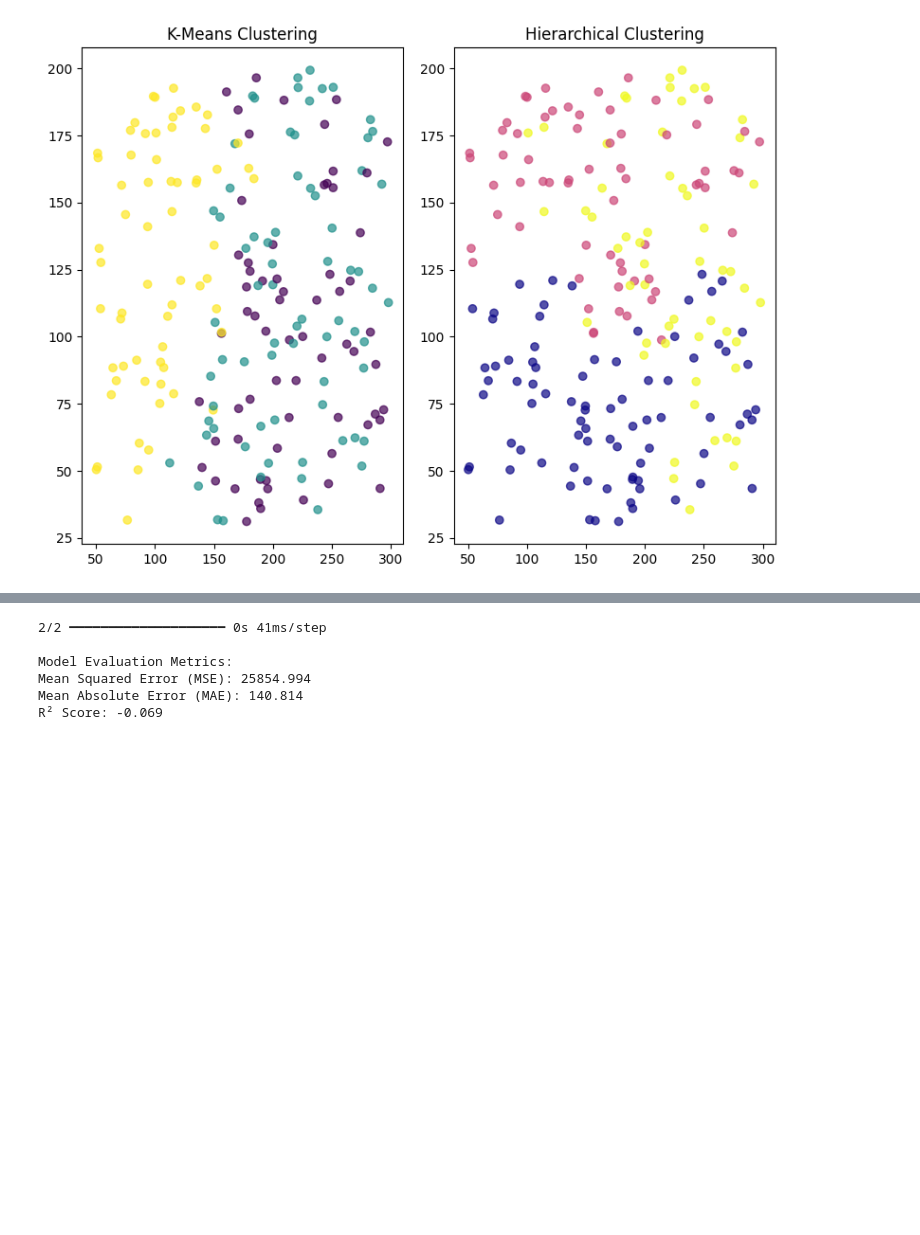
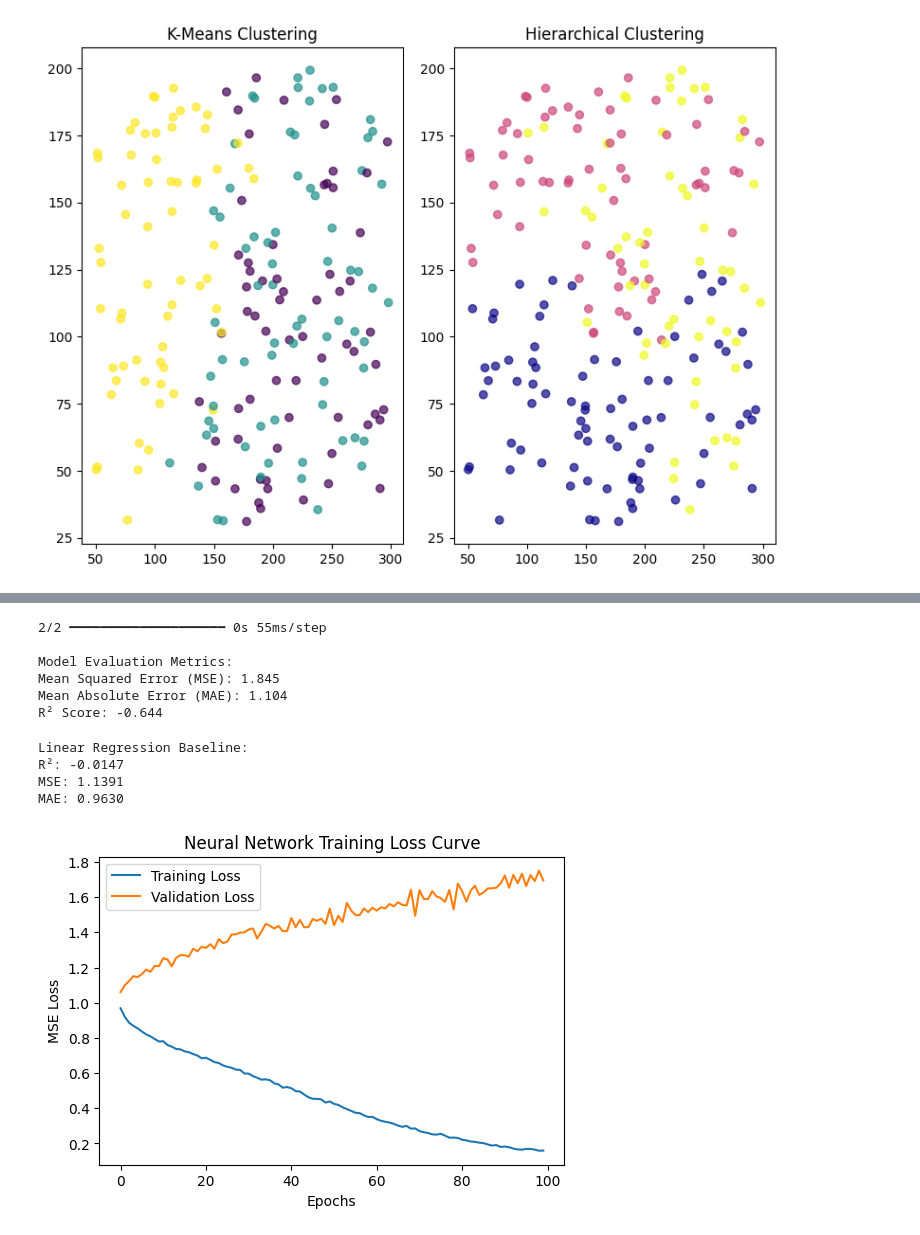
Before and after one commit to Ansh1803/ML, a Jupyter notebook: 6.ipynb, the cells around one changed output, grey strips where cells are left out. Saved outputs shown, nothing was run; the diff lists cells and outputs as text; code cells hidden in the pictures; blank space fills up the shorter version.

```diff
--- a/6.ipynb
+++ b/6.ipynb
@@ -30,10 +57,26 @@ print(df.head)
 # %%
 #normalize
 print(df.columns)
+numeric_cols = df.select_dtypes(include=['number']).columns
+print("Numeric columns:")
+print(numeric_cols)
+
+rawnumber=df[['Year', 'Air_Pollution_Index', 'Water_Pollution_Index',
+       'Soil_Pollution_Index', 'Industrial_Waste (in tons)',
+       'Energy_Rec   overed (in GWh)', 'CO2_Emissions (in MT)',
+       'Renewable_Energy (%)', 'Plastic_Waste_Produced (in tons)',
+       'Energy_Consumption_Per_Capita (in MWh)', 'Population (in millions)',
+       'GDP_Per_Capita (in USD)']]
+
+
+scaler=StandardScaler()
+scalereddata=scaler.fit_transform(rawnumber)
+
 without_scaled=df[["Air_Pollution_Index","Water_Pollution_Index","Soil_Pollution_Index"]]
-scaler=StandardScaler()
 scalered=scaler.fit_transform(without_scaled)
+df[numeric_cols]=scalereddata
 print(scalered)
+print(scalereddata)
 # %% [output]
 Index(['Country', 'Year', 'Air_Pollution_Index', 'Water_Pollution_Index',
        'Soil_Pollution_Index', 'Industrial_Waste (in tons)',
@@ -216,9 +263,39 @@ print(f"Mean Squared Error (MSE): {mse:.3f}")
 print(f"Mean Absolute Error (MAE): {mae:.3f}")
 print(f"R² Score: {r2:.3f}")
 # %% [output]
-2/2 ━━━━━━━━━━━━━━━━━━━━ 0s 41ms/step
+2/2 ━━━━━━━━━━━━━━━━━━━━ 0s 55ms/step
 
 Model Evaluation Metrics:
-Mean Squared Error (MSE): 25854.994
-Mean Absolute Error (MAE): 140.814
-R² Score: -0.069
+Mean Squared Error (MSE): 1.845
+Mean Absolute Error (MAE): 1.104
+R² Score: -0.644
+# %%
+from sklearn.linear_model import LinearRegression
+
+# Linear Regression baseline
+lr = LinearRegression()
+lr.fit(X_train, y_train)
+y_pred_lr = lr.predict(X_test)
+
+print("Linear Regression Baseline:")
+print(f"R²: {r2_score(y_test, y_pred_lr):.4f}")
+print(f"MSE: {mean_squared_error(y_test, y_pred_lr):.4f}")
+print(f"MAE: {mean_absolute_error(y_test, y_pred_lr):.4f}")
+# %% [output]
+Linear Regression Baseline:
+R²: -0.0147
+MSE: 1.1391
+MAE: 0.9630
+# %%
+import matplotlib.pyplot as plt
+
+plt.figure(figsize=(6,4))
+plt.plot(history.history['loss'], label='Training Loss')
+plt.plot(history.history['val_loss'], label='Validation Loss')
+plt.title('Neural Network Training Loss Curve')
+plt.xlabel('Epochs')
+plt.ylabel('MSE Loss')
+plt.legend()
+plt.show()
+# %% [output]
+[figure, added]
```
Also changed, not shown: parts of 6 cells of this notebook.
